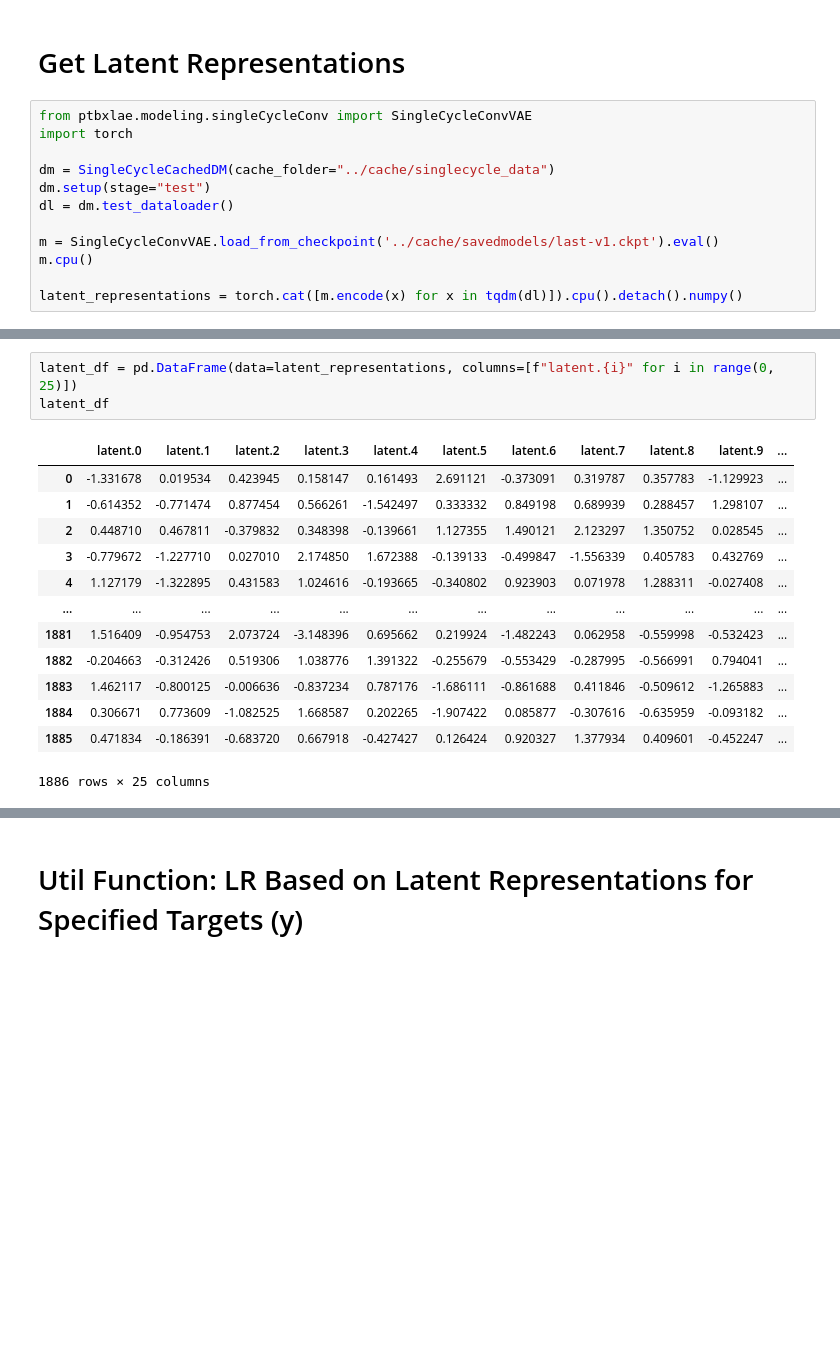
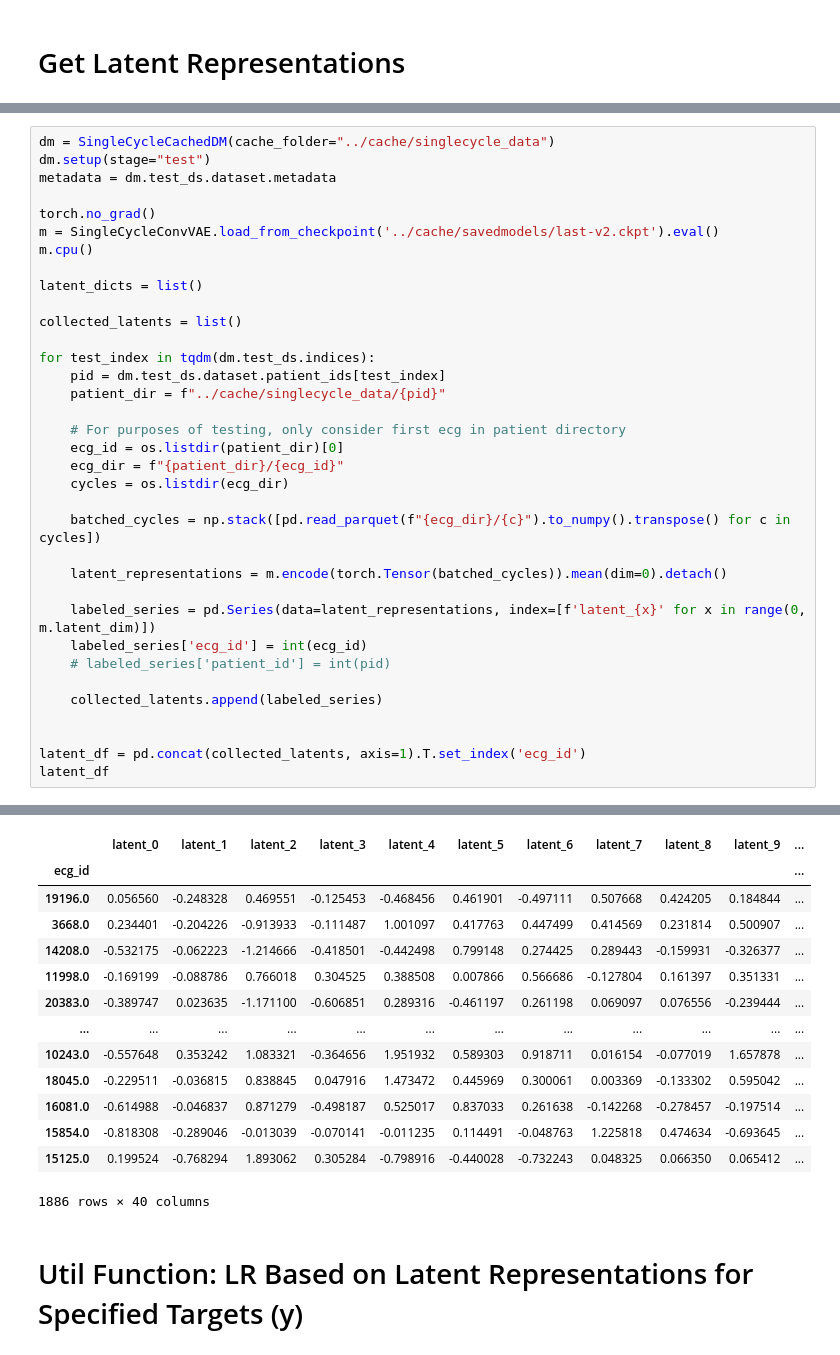
Before and after one commit to isears/ptbxlae, a Jupyter notebook: notebooks/eval_pipeline.ipynb, the cells around one changed output, grey strips where cells are left out. Cells and saved outputs as stored; diff of their text form; blank space fills up the shorter version.

```diff
--- a/notebooks/eval_pipeline.ipynb
+++ b/notebooks/eval_pipeline.ipynb
@@ -8,15 +13,3 @@ pd.options.mode.chained_assignment = None  # default='warn'
 * PTB-XL Autoencoder *
 # %% [markdown]
 # Get Latent Representations
-# %%
-from ptbxlae.modeling.singleCycleConv import SingleCycleConvVAE
-import torch
-
-dm = SingleCycleCachedDM(cache_folder="../cache/singlecycle_data")
-dm.setup(stage="test")
-dl = dm.test_dataloader()
-
-m = SingleCycleConvVAE.load_from_checkpoint('../cache/savedmodels/last-v1.ckpt').eval()
-m.cpu()
-
-latent_representations = torch.cat([m.encode(x) for x in tqdm(dl)]).cpu().detach().numpy()
@@ -25,17 +16,36 @@ latent_representations = torch.cat([m.encode(x) for x in tqdm(dl)]).cpu().detach
-# %%
-latent_df = pd.DataFrame(data=latent_representations, columns=[f"latent.{i}" for i in range(0, 25)])
-latent_df
-# %% [output]
-|  | latent.0 | latent.1 | latent.2 | latent.3 | latent.4 | latent.5 | latent.6 | latent.7 | latent.8 | latent.9 | ... |
-| 0 | -1.331678 | 0.019534 | 0.423945 | 0.158147 | 0.161493 | 2.691121 | -0.373091 | 0.319787 | 0.357783 | -1.129923 | ... |
-| 1 | -0.614352 | -0.771474 | 0.877454 | 0.566261 | -1.542497 | 0.333332 | 0.849198 | 0.689939 | 0.288457 | 1.298107 | ... |
-| 2 | 0.448710 | 0.467811 | -0.379832 | 0.348398 | -0.139661 | 1.127355 | 1.490121 | 2.123297 | 1.350752 | 0.028545 | ... |
-| 3 | -0.779672 | -1.227710 | 0.027010 | 2.174850 | 1.672388 | -0.139133 | -0.499847 | -1.556339 | 0.405783 | 0.432769 | ... |
-| 4 | 1.127179 | -1.322895 | 0.431583 | 1.024616 | -0.193665 | -0.340802 | 0.923903 | 0.071978 | 1.288311 | -0.027408 | ... |
-| ... | ... | ... | ... | ... | ... | ... | ... | ... | ... | ... | ... |
-| 1881 | 1.516409 | -0.954753 | 2.073724 | -3.148396 | 0.695662 | 0.219924 | -1.482243 | 0.062958 | -0.559998 | -0.532423 | ... |
-| 1882 | -0.204663 | -0.312426 | 0.519306 | 1.038776 | 1.391322 | -0.255679 | -0.553429 | -0.287995 | -0.566991 | 0.794041 | ... |
-| 1883 | 1.462117 | -0.800125 | -0.006636 | -0.837234 | 0.787176 | -1.686111 | -0.861688 | 0.411846 | -0.509612 | -1.265883 | ... |
-| 1884 | 0.306671 | 0.773609 | -1.082525 | 1.668587 | 0.202265 | -1.907422 | 0.085877 | -0.307616 | -0.635959 | -0.093182 | ... |
-| 1885 | 0.471834 | -0.186391 | -0.683720 | 0.667918 | -0.427427 | 0.126424 | 0.920327 | 1.377934 | 0.409601 | -0.452247 | ... |
-1886 rows × 25 columns
+# %%
+dm = SingleCycleCachedDM(cache_folder="../cache/singlecycle_data")
+dm.setup(stage="test")
+metadata = dm.test_ds.dataset.metadata
+
+torch.no_grad()
+m = SingleCycleConvVAE.load_from_checkpoint('../cache/savedmodels/last-v2.ckpt').eval()
+m.cpu()
+
+latent_dicts = list()
+
+collected_latents = list()
+
+for test_index in tqdm(dm.test_ds.indices):
+    pid = dm.test_ds.dataset.patient_ids[test_index]
+    patient_dir = f"../cache/singlecycle_data/{pid}"
+
+    # For purposes of testing, only consider first ecg in patient directory
+    ecg_id = os.listdir(patient_dir)[0]
+    ecg_dir = f"{patient_dir}/{ecg_id}"
+    cycles = os.listdir(ecg_dir)
+
+    batched_cycles = np.stack([pd.read_parquet(f"{ecg_dir}/{c}").to_numpy().transpose() for c in cycles])
+
+    latent_representations = m.encode(torch.Tensor(batched_cycles)).mean(dim=0).detach()
+
+    labeled_series = pd.Series(data=latent_representations, index=[f'latent_{x}' for x in range(0, m.latent_dim)])
+    labeled_series['ecg_id'] = int(ecg_id)
+    # labeled_series['patient_id'] = int(pid)
+
+    collected_latents.append(labeled_series)
+
+
+latent_df = pd.concat(collected_latents, axis=1).T.set_index('ecg_id')
+latent_df
+# %% [output]
@@ -42,3 +53,17 @@ latent_df
+|  | latent_0 | latent_1 | latent_2 | latent_3 | latent_4 | latent_5 | latent_6 | latent_7 | latent_8 | latent_9 | ... |
+| ecg_id |  |  |  |  |  |  |  |  |  |  | ... |
+| 19196.0 | 0.056560 | -0.248328 | 0.469551 | -0.125453 | -0.468456 | 0.461901 | -0.497111 | 0.507668 | 0.424205 | 0.184844 | ... |
+| 3668.0 | 0.234401 | -0.204226 | -0.913933 | -0.111487 | 1.001097 | 0.417763 | 0.447499 | 0.414569 | 0.231814 | 0.500907 | ... |
+| 14208.0 | -0.532175 | -0.062223 | -1.214666 | -0.418501 | -0.442498 | 0.799148 | 0.274425 | 0.289443 | -0.159931 | -0.326377 | ... |
+| 11998.0 | -0.169199 | -0.088786 | 0.766018 | 0.304525 | 0.388508 | 0.007866 | 0.566686 | -0.127804 | 0.161397 | 0.351331 | ... |
+| 20383.0 | -0.389747 | 0.023635 | -1.171100 | -0.606851 | 0.289316 | -0.461197 | 0.261198 | 0.069097 | 0.076556 | -0.239444 | ... |
+| ... | ... | ... | ... | ... | ... | ... | ... | ... | ... | ... | ... |
+| 10243.0 | -0.557648 | 0.353242 | 1.083321 | -0.364656 | 1.951932 | 0.589303 | 0.918711 | 0.016154 | -0.077019 | 1.657878 | ... |
+| 18045.0 | -0.229511 | -0.036815 | 0.838845 | 0.047916 | 1.473472 | 0.445969 | 0.300061 | 0.003369 | -0.133302 | 0.595042 | ... |
+| 16081.0 | -0.614988 | -0.046837 | 0.871279 | -0.498187 | 0.525017 | 0.837033 | 0.261638 | -0.142268 | -0.278457 | -0.197514 | ... |
+| 15854.0 | -0.818308 | -0.289046 | -0.013039 | -0.070141 | -0.011235 | 0.114491 | -0.048763 | 1.225818 | 0.474634 | -0.693645 | ... |
+| 15125.0 | 0.199524 | -0.768294 | 1.893062 | 0.305284 | -0.798916 | -0.440028 | -0.732243 | 0.048325 | 0.066350 | 0.065412 | ... |
+1886 rows × 40 columns
 # %% [markdown]
 # Util Function: LR Based on Latent Representations for Specified Targets (y)
 # %%
```
Also changed, not shown: parts of 5 cells of this notebook, 3 other files.
